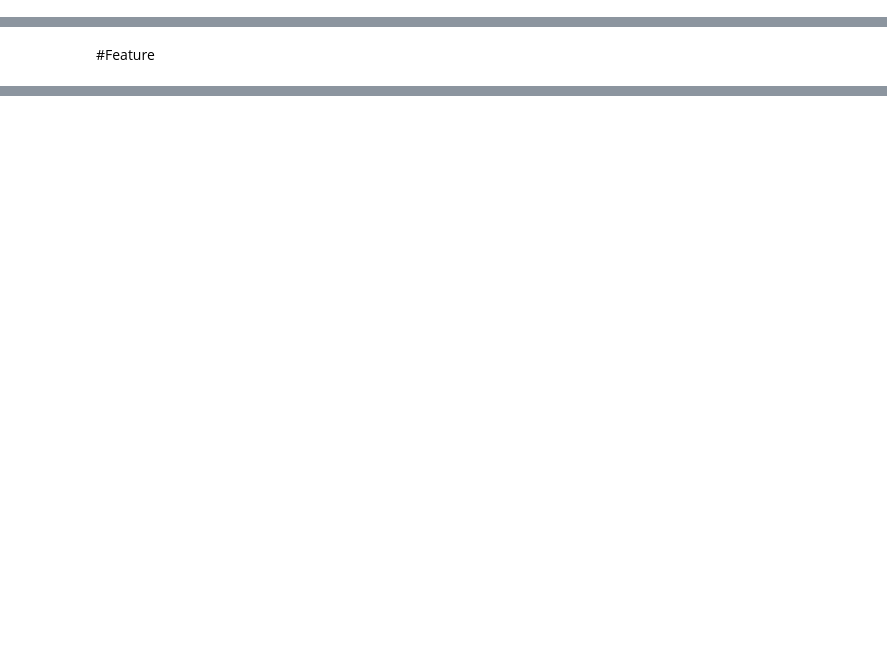
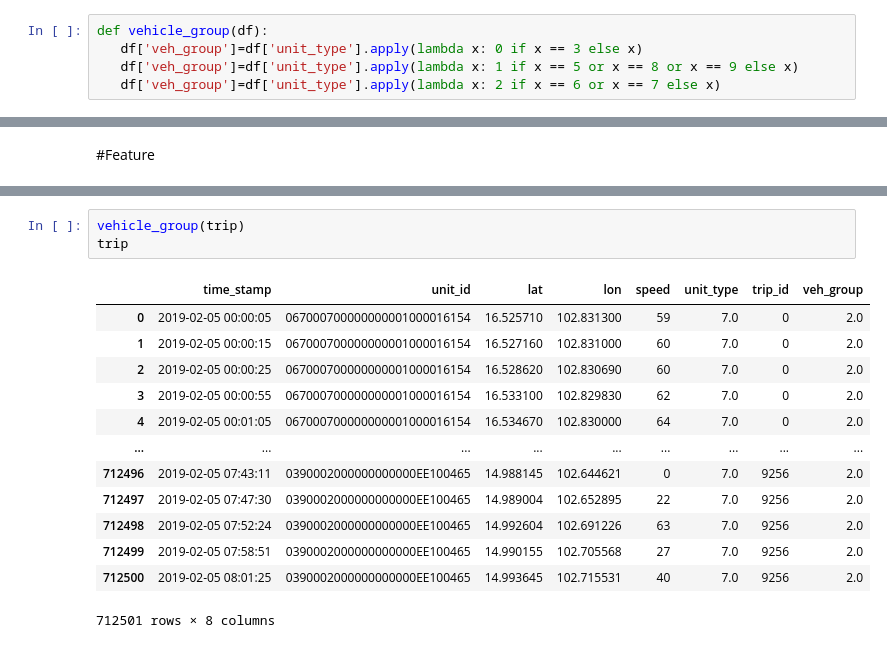
Before and after one commit to myNameIsPK/route_prediction, a Jupyter notebook: phase2/2.4/Feature_Engineering.ipynb, the cells around one changed output, grey strips where cells are left out. Cells and saved outputs as stored; diff of their text form; blank space fills up the shorter version.

```diff
--- a/phase2/2.4/Feature_Engineering.ipynb
+++ b/phase2/2.4/Feature_Engineering.ipynb
@@ -111,3 +111,8 @@ def check_district(lon,lat):
 check_district(102.151459,14.915597)
 # %% [output]
 'เมืองนครราชสีมา'
+# %%
+def vehicle_group(df):
+   df['veh_group']=df['unit_type'].apply(lambda x: 0 if x == 3 else x)
+   df['veh_group']=df['unit_type'].apply(lambda x: 1 if x == 5 or x == 8 or x == 9 else x)
+   df['veh_group']=df['unit_type'].apply(lambda x: 2 if x == 6 or x == 7 else x)
@@ -158,0 +206,17 @@ trips_2019_1_1.csv creating...
+# %%
+vehicle_group(trip)
+trip
+# %% [output]
+|  | time_stamp | unit_id | lat | lon | speed | unit_type | trip_id | veh_group |
+| 0 | 2019-02-05 00:00:05 | 067000700000000001000016154 | 16.525710 | 102.831300 | 59 | 7.0 | 0 | 2.0 |
+| 1 | 2019-02-05 00:00:15 | 067000700000000001000016154 | 16.527160 | 102.831000 | 60 | 7.0 | 0 | 2.0 |
+| 2 | 2019-02-05 00:00:25 | 067000700000000001000016154 | 16.528620 | 102.830690 | 60 | 7.0 | 0 | 2.0 |
+| 3 | 2019-02-05 00:00:55 | 067000700000000001000016154 | 16.533100 | 102.829830 | 62 | 7.0 | 0 | 2.0 |
+| 4 | 2019-02-05 00:01:05 | 067000700000000001000016154 | 16.534670 | 102.830000 | 64 | 7.0 | 0 | 2.0 |
+| ... | ... | ... | ... | ... | ... | ... | ... | ... |
+| 712496 | 2019-02-05 07:43:11 | 0390002000000000000EE100465 | 14.988145 | 102.644621 | 0 | 7.0 | 9256 | 2.0 |
+| 712497 | 2019-02-05 07:47:30 | 0390002000000000000EE100465 | 14.989004 | 102.652895 | 22 | 7.0 | 9256 | 2.0 |
+| 712498 | 2019-02-05 07:52:24 | 0390002000000000000EE100465 | 14.992604 | 102.691226 | 63 | 7.0 | 9256 | 2.0 |
+| 712499 | 2019-02-05 07:58:51 | 0390002000000000000EE100465 | 14.990155 | 102.705568 | 27 | 7.0 | 9256 | 2.0 |
+| 712500 | 2019-02-05 08:01:25 | 0390002000000000000EE100465 | 14.993645 | 102.715531 | 40 | 7.0 | 9256 | 2.0 |
+712501 rows × 8 columns
```
Also changed, not shown: parts of 11 cells of this notebook.
